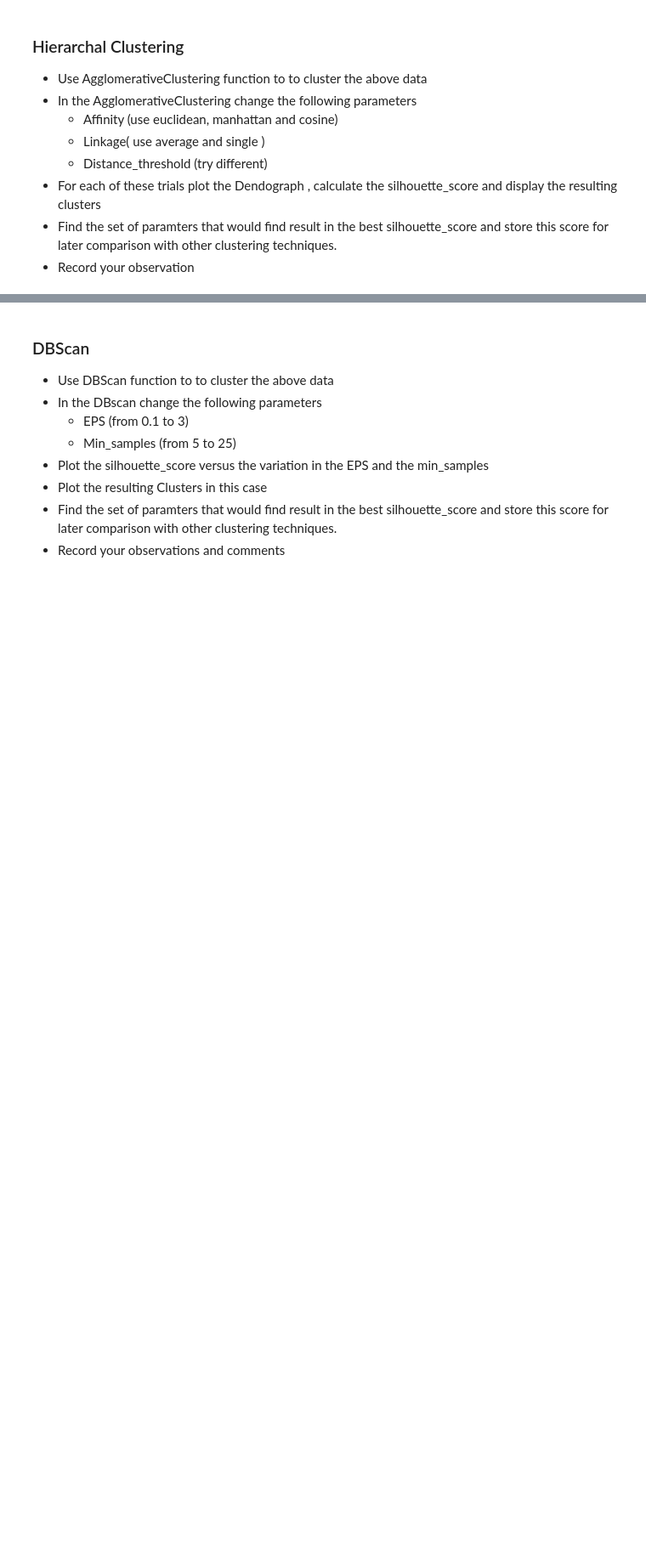
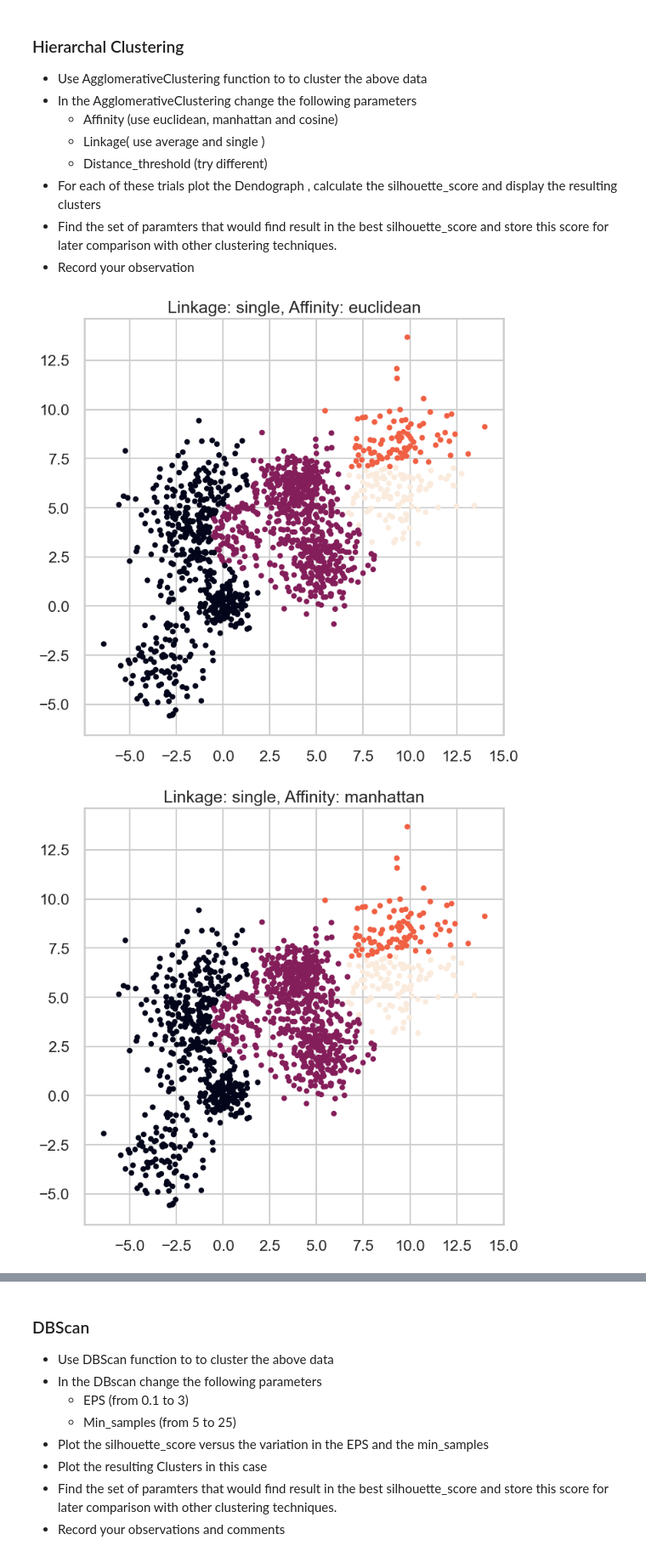
Before and after one commit to zeinaabdallah/Clustering-Project, a Jupyter notebook: Clustering Project.ipynb, the cells around one changed output, grey strips where cells are left out. Shown at 85% size. Cells and saved outputs as stored; diff of their text form; code cells hidden in the pictures; blank space fills up the shorter version.

```diff
--- a/Clustering Project.ipynb
+++ b/Clustering Project.ipynb
@@ -87,3 +131,19 @@ display_cluster(Multi_blob_Data)
 * For each of these trials plot the Dendograph , calculate the silhouette_score and display the resulting clusters
 * Find the set of paramters that would find result in the best silhouette_score and store this score for later comparison with other clustering techniques.
 * Record your observation
+# %%
+link = ['single','average']
+aff = ['euclidean','manhattan','cosine']
+for l in link:
+    for a in aff:
+        hierarchical_cluster = AgglomerativeClustering(n_clusters=4, affinity=a, linkage=l)
+        labels = hierarchical_cluster.fit_predict(dftot)
+        plt.scatter(dftot['col1'], dftot['col2'], c=labels,s=20)
+        plt.title(f'Linkage: {l}, Affinity: {a}')
+        plt.show()
+# euc av 5
+# man av 7
+# cos av 0.4
+# %% [output]
+[figure, added]
+[figure, added]
```
Also changed, not shown: parts of 9 cells of this notebook.
